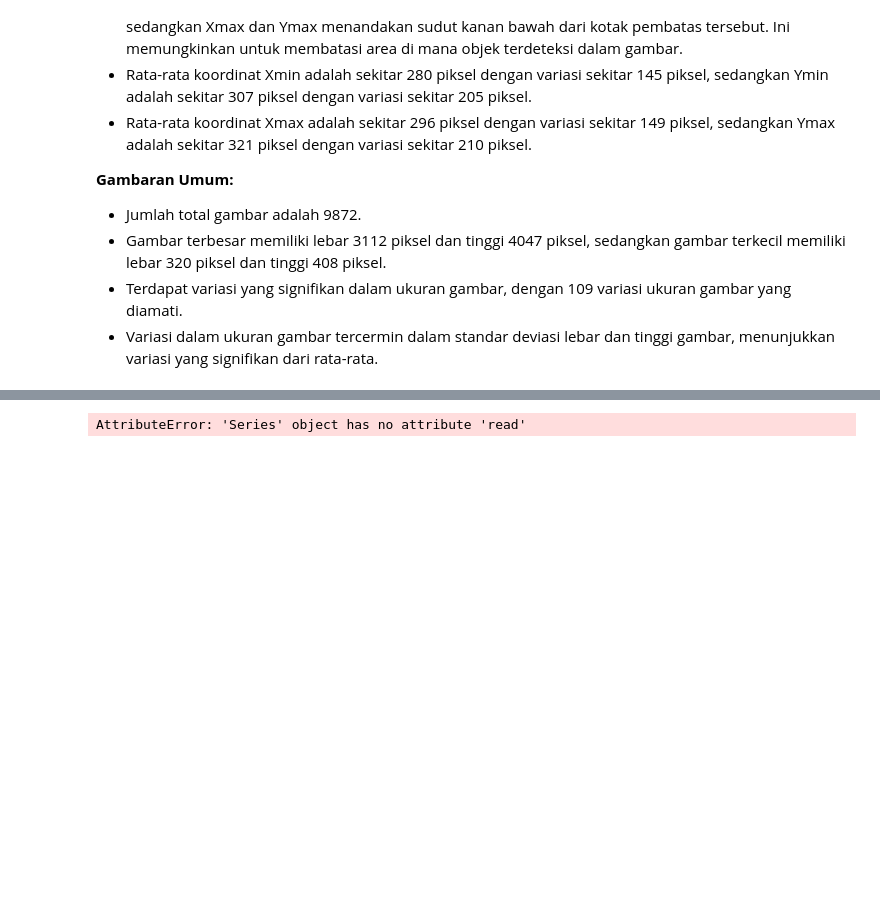
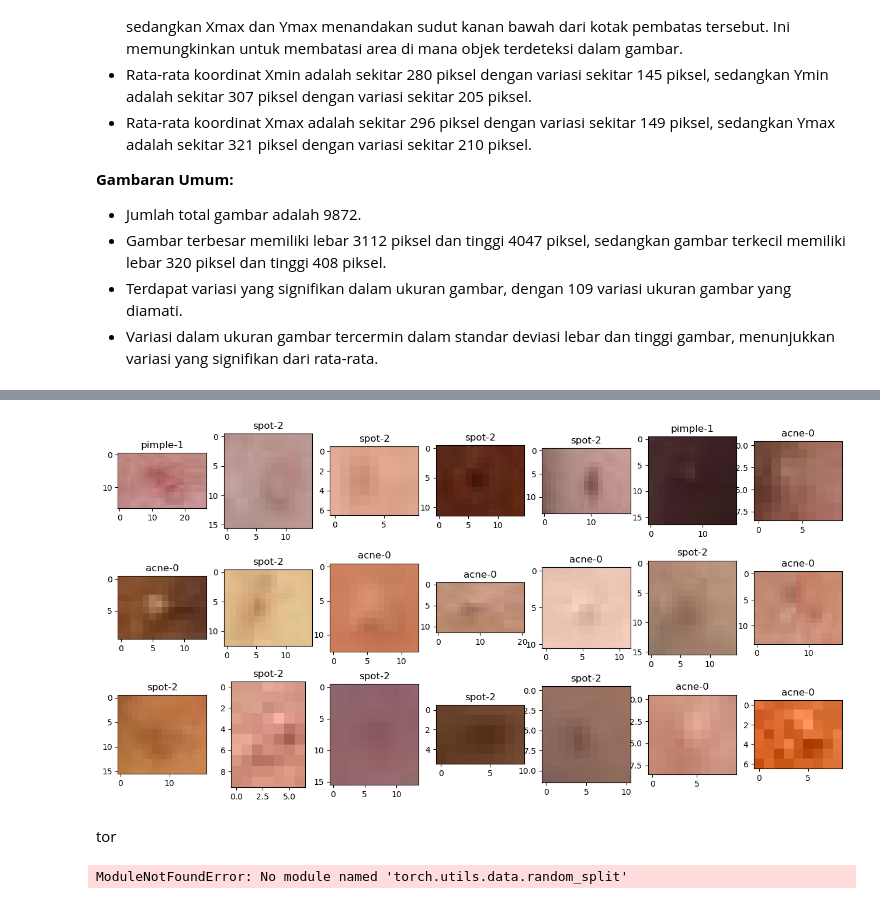
Before and after one commit to izzalDev/acne-classification, a Jupyter notebook: 1_technical_analysis.ipynb, the cells around one changed output, grey strips where cells are left out. Cells and saved outputs as stored; diff of their text form; code cells hidden in the pictures; blank space fills up the shorter version.

```diff
--- a/1_technical_analysis.ipynb
+++ b/1_technical_analysis.ipynb
@@ -183,2 +176,0 @@ ImportError: cannot import name 'Coords' from 'PIL._typing' (/Users/izzal/Reposi
-# %%
-dataset = MyDataset(df,{'0': 'acne', '1': 'pimple', '2': 'spot'})
@@ -185,18 +209,19 @@ dataset = MyDataset(df,{'0': 'acne', '1': 'pimple', '2': 'spot'})
+# %%
+plt.figure(figsize=(16, 8))
+for i in range(21):
+    idx = random.randint(0, len(dataset))
+    cropped_image, original_image, class_name, class_index = dataset[idx]
+    ax=plt.subplot(3,7,i+1) # create an axis
+    ax.title.set_text(class_name + '-' + str(class_index)) # create a name of the axis based on the img name
+    plt.imshow(cropped_image) # show the img
+# %% [output]
+[figure, added]
+# %% [markdown]
+tor
 # %%
-from torch.utils.data import DataLoader
-train_loader = DataLoader(dataset,batch_size=10,shuffle=True)
+from torch.utils.data import Subset
+
+
+train_dataset, val_dataset = Subset()
+# %% [output]
+ModuleNotFoundError: No module named 'torch.utils.data.random_split'
-# %%
-train_features, train_labels = next(iter(train_loader))
-print(f"Feature batch shape: {train_features.size()}")
-print(f"Labels batch shape: {train_labels.size()}")
-indx = 0
-f, axarr = plt.subplots(2, 5, figsize=(12, 8))
-for r in range(0, 2):
-  for c in range(0, 5):
-    img = train_features[indx].squeeze()
-    label = train_labels[indx]
-    axarr[r, c].imshow(transforms.ToPILImage()(img))
-    axarr[r, c].set_title(class_labels_map.get(str(label.item())))
-    indx+=1
-# %% [output]
-AttributeError: 'Series' object has no attribute 'read'
```
Also changed, not shown: parts of 15 cells of this notebook, 8 other files.
